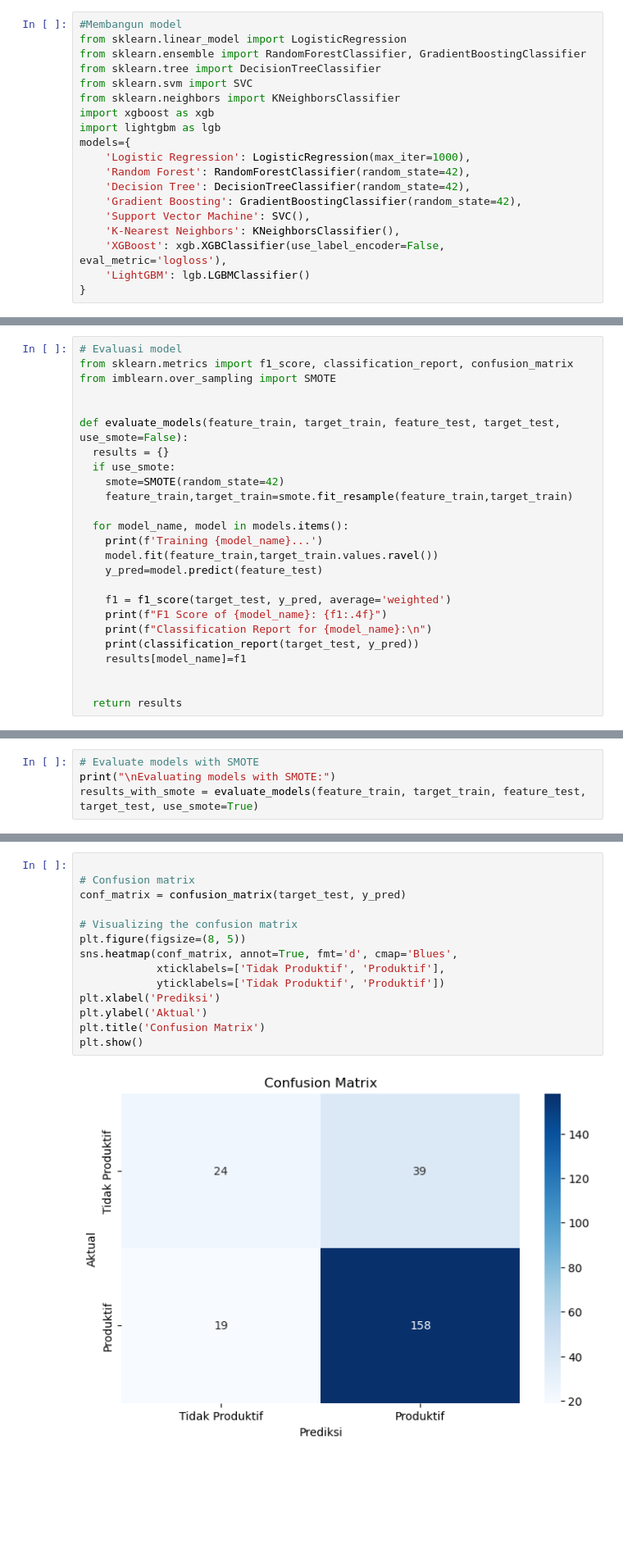
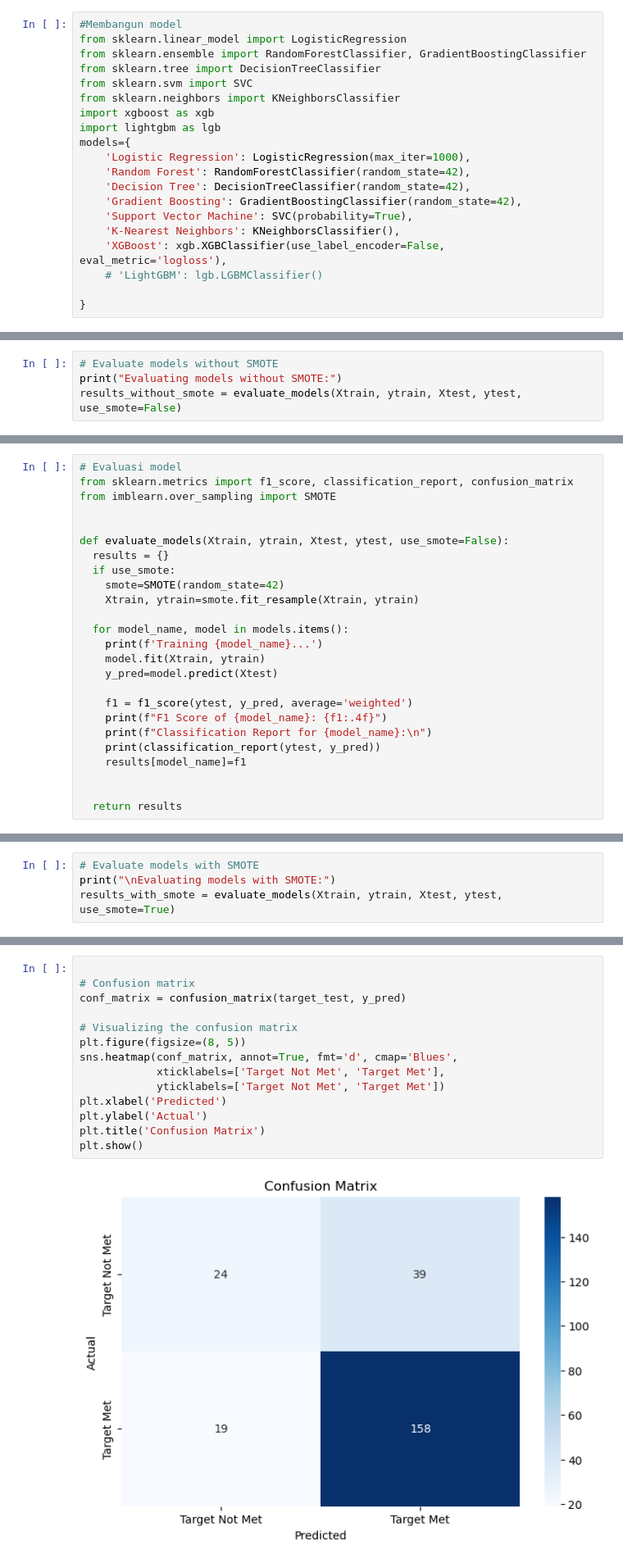
Before and after one commit to tiyasanin1/garment-productivity-analysis, a Jupyter notebook: notebook/code.ipynb, the cells around one changed output, grey strips where cells are left out. Shown at 82% size. Saved outputs shown, nothing was run; the diff lists cells and outputs as text; blank space fills up the shorter version.

```diff
--- a/notebook/code.ipynb
+++ b/notebook/code.ipynb
@@ -564,8 +876,9 @@ models={
     'Random Forest': RandomForestClassifier(random_state=42),
     'Decision Tree': DecisionTreeClassifier(random_state=42),
     'Gradient Boosting': GradientBoostingClassifier(random_state=42),
-    'Support Vector Machine': SVC(),
+    'Support Vector Machine': SVC(probability=True),
     'K-Nearest Neighbors': KNeighborsClassifier(),
     'XGBoost': xgb.XGBClassifier(use_label_encoder=False, eval_metric='logloss'),
-    'LightGBM': lgb.LGBMClassifier()
+    # 'LightGBM': lgb.LGBMClassifier()
+
 }
@@ -571,0 +975,4 @@ models={
+# %%
+# Evaluate models without SMOTE
+print("Evaluating models without SMOTE:")
+results_without_smote = evaluate_models(Xtrain, ytrain, Xtest, ytest, use_smote=False)
@@ -575,21 +1224,21 @@ from sklearn.metrics import f1_score, classification_report, confusion_matrix
 from imblearn.over_sampling import SMOTE
 
 
-def evaluate_models(feature_train, target_train, feature_test, target_test, use_smote=False):
+def evaluate_models(Xtrain, ytrain, Xtest, ytest, use_smote=False):
   results = {}
   if use_smote:
     smote=SMOTE(random_state=42)
-    feature_train,target_train=smote.fit_resample(feature_train,target_train)
+    Xtrain, ytrain=smote.fit_resample(Xtrain, ytrain)
 
   for model_name, model in models.items():
     print(f'Training {model_name}...')
-    model.fit(feature_train,target_train.values.ravel())
-    y_pred=model.predict(feature_test)
+    model.fit(Xtrain, ytrain)
+    y_pred=model.predict(Xtest)
 
-    f1 = f1_score(target_test, y_pred, average='weighted')
+    f1 = f1_score(ytest, y_pred, average='weighted')
     print(f"F1 Score of {model_name}: {f1:.4f}")
     print(f"Classification Report for {model_name}:\n")
-    print(classification_report(target_test, y_pred))
+    print(classification_report(ytest, y_pred))
     results[model_name]=f1
 
 
@@ -601,7 +1338,7 @@ results_without_smote = evaluate_models(feature_train, target_train, feature_tes
 # %%
 # Evaluate models with SMOTE
 print("\nEvaluating models with SMOTE:")
-results_with_smote = evaluate_models(feature_train, target_train, feature_test, target_test, use_smote=True)
+results_with_smote = evaluate_models(Xtrain, ytrain, Xtest, ytest, use_smote=True)
 # %% [output]
 Evaluating models with SMOTE:
 Training Logistic Regression...
@@ -816,19 +1553,19 @@ y_pred = grid_search.best_estimator_.predict(feature_test)
 # %%
 
 # Confusion matrix
 conf_matrix = confusion_matrix(target_test, y_pred)
 
 # Visualizing the confusion matrix
 plt.figure(figsize=(8, 5))
 sns.heatmap(conf_matrix, annot=True, fmt='d', cmap='Blues',
-            xticklabels=['Tidak Produktif', 'Produktif'],
-            yticklabels=['Tidak Produktif', 'Produktif'])
-plt.xlabel('Prediksi')
-plt.ylabel('Aktual')
+            xticklabels=['Target Not Met', 'Target Met'],
+            yticklabels=['Target Not Met', 'Target Met'])
+plt.xlabel('Predicted')
+plt.ylabel('Actual')
 plt.title('Confusion Matrix')
 plt.show()
 # %% [output]
-[figure, old version]
+[figure, new version]
 # %% [markdown]
 ## Feature Importance
 # %%
```
Also changed, not shown: parts of 123 cells of this notebook.
